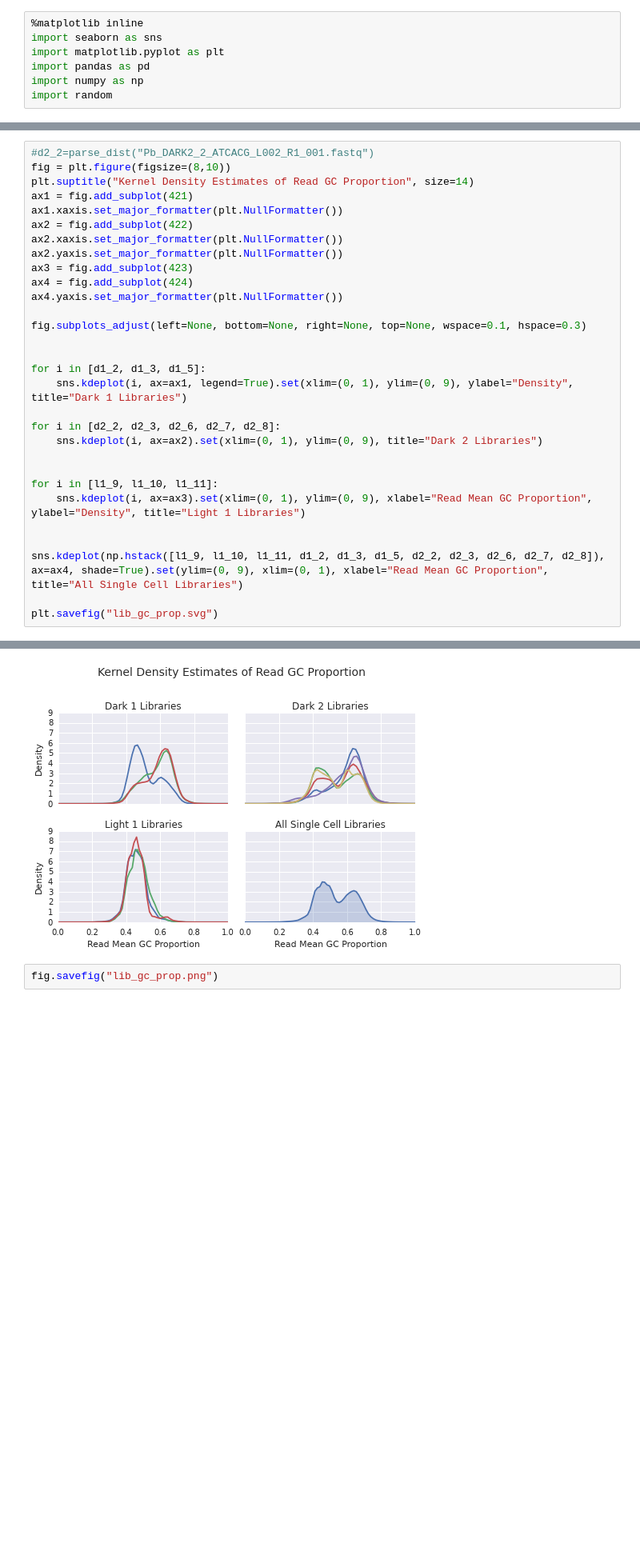
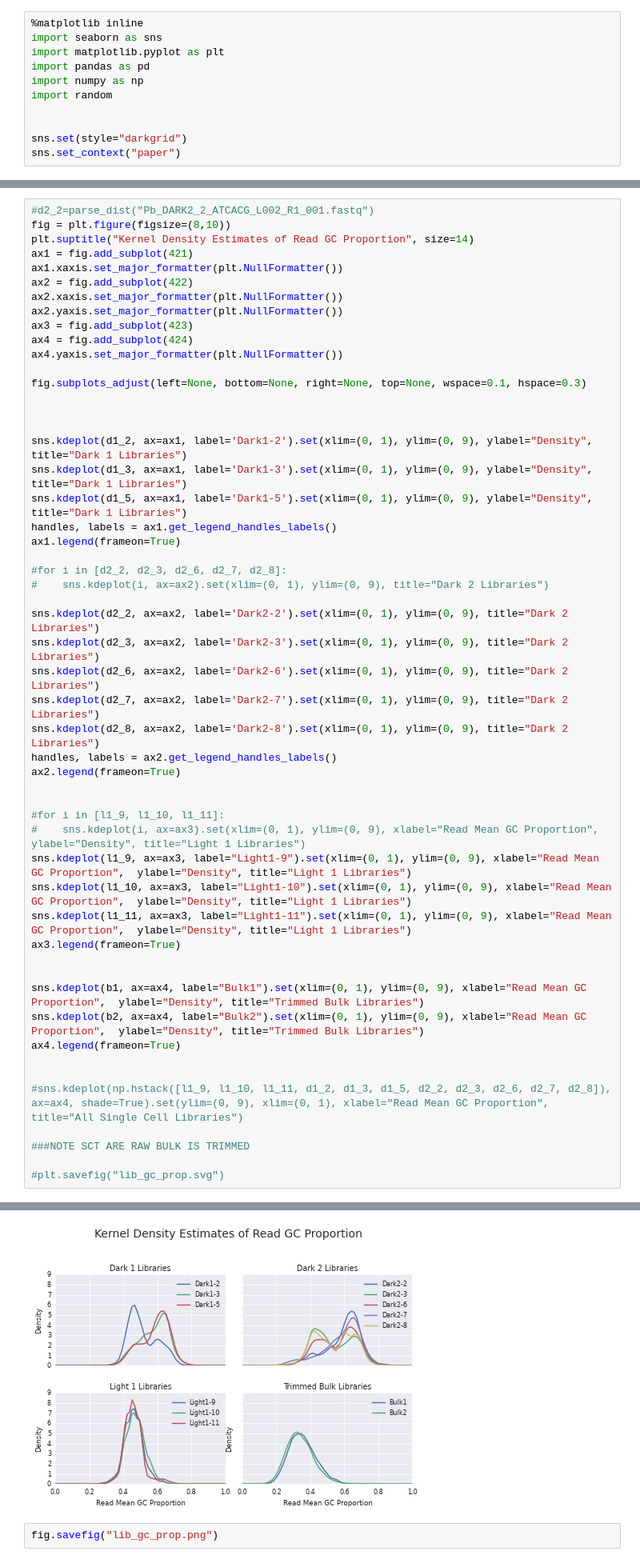
Before and after one commit to fmaguire/PhD_thesis, a Jupyter notebook: chapters/4.Chapter2/figures/plot_notebooks/GC library plot.ipynb, the cells around one changed output, grey strips where cells are left out. Shown: that part at 80% size. Cells and saved outputs as stored; diff of their text form; blank space fills up the shorter version.

```diff
--- a/chapters/4.Chapter2/figures/plot_notebooks/GC library plot.ipynb
+++ b/chapters/4.Chapter2/figures/plot_notebooks/GC library plot.ipynb
@@ -9,6 +11,10 @@ import matplotlib.pyplot as plt
 import pandas as pd
 import numpy as np
 import random
+
+
+sns.set(style="darkgrid")
+sns.set_context("paper")
 # %%
 def reservoir_sample(filename, n=10000):
     sample = []
@@ -76,18 +80,41 @@ ax4.yaxis.set_major_formatter(plt.NullFormatter())
 fig.subplots_adjust(left=None, bottom=None, right=None, top=None, wspace=0.1, hspace=0.3)
 
 
-for i in [d1_2, d1_3, d1_5]:
-    sns.kdeplot(i, ax=ax1, legend=True).set(xlim=(0, 1), ylim=(0, 9), ylabel="Density", title="Dark 1 Libraries")
 
-for i in [d2_2, d2_3, d2_6, d2_7, d2_8]:
-    sns.kdeplot(i, ax=ax2).set(xlim=(0, 1), ylim=(0, 9), title="Dark 2 Libraries")
+sns.kdeplot(d1_2, ax=ax1, label='Dark1-2').set(xlim=(0, 1), ylim=(0, 9), ylabel="Density", title="Dark 1 Libraries")
+sns.kdeplot(d1_3, ax=ax1, label='Dark1-3').set(xlim=(0, 1), ylim=(0, 9), ylabel="Density", title="Dark 1 Libraries")
+sns.kdeplot(d1_5, ax=ax1, label='Dark1-5').set(xlim=(0, 1), ylim=(0, 9), ylabel="Density", title="Dark 1 Libraries")
+handles, labels = ax1.get_legend_handles_labels()
+ax1.legend(frameon=True)
+
+#for i in [d2_2, d2_3, d2_6, d2_7, d2_8]:
+#    sns.kdeplot(i, ax=ax2).set(xlim=(0, 1), ylim=(0, 9), title="Dark 2 Libraries")
+
+sns.kdeplot(d2_2, ax=ax2, label='Dark2-2').set(xlim=(0, 1), ylim=(0, 9), title="Dark 2 Libraries")
+sns.kdeplot(d2_3, ax=ax2, label='Dark2-3').set(xlim=(0, 1), ylim=(0, 9), title="Dark 2 Libraries")
+sns.kdeplot(d2_6, ax=ax2, label='Dark2-6').set(xlim=(0, 1), ylim=(0, 9), title="Dark 2 Libraries")
+sns.kdeplot(d2_7, ax=ax2, label='Dark2-7').set(xlim=(0, 1), ylim=(0, 9), title="Dark 2 Libraries")
+sns.kdeplot(d2_8, ax=ax2, label='Dark2-8').set(xlim=(0, 1), ylim=(0, 9), title="Dark 2 Libraries")
+handles, labels = ax2.get_legend_handles_labels()
+ax2.legend(frameon=True)
 
 
-for i in [l1_9, l1_10, l1_11]:
-    sns.kdeplot(i, ax=ax3).set(xlim=(0, 1), ylim=(0, 9), xlabel="Read Mean GC Proportion",  ylabel="Density", title="Light 1 Libraries")
+#for i in [l1_9, l1_10, l1_11]:
+#    sns.kdeplot(i, ax=ax3).set(xlim=(0, 1), ylim=(0, 9), xlabel="Read Mean GC Proportion",  ylabel="Density", title="Light 1 Libraries")
+sns.kdeplot(l1_9, ax=ax3, label="Light1-9").set(xlim=(0, 1), ylim=(0, 9), xlabel="Read Mean GC Proportion",  ylabel="Density", title="Light 1 Libraries")
+sns.kdeplot(l1_10, ax=ax3, label="Light1-10").set(xlim=(0, 1), ylim=(0, 9), xlabel="Read Mean GC Proportion",  ylabel="Density", title="Light 1 Libraries")
+sns.kdeplot(l1_11, ax=ax3, label="Light1-11").set(xlim=(0, 1), ylim=(0, 9), xlabel="Read Mean GC Proportion",  ylabel="Density", title="Light 1 Libraries")
+ax3.legend(frameon=True)
 
 
-sns.kdeplot(np.hstack([l1_9, l1_10, l1_11, d1_2, d1_3, d1_5, d2_2, d2_3, d2_6, d2_7, d2_8]), ax=ax4, shade=True).set(ylim=(0, 9), xlim=(0, 1), xlabel="Read Mean GC Proportion", title="All Single Cell Libraries")
+sns.kdeplot(b1, ax=ax4, label="Bulk1").set(xlim=(0, 1), ylim=(0, 9), xlabel="Read Mean GC Proportion",  ylabel="Density", title="Trimmed Bulk Libraries")
+sns.kdeplot(b2, ax=ax4, label="Bulk2").set(xlim=(0, 1), ylim=(0, 9), xlabel="Read Mean GC Proportion",  ylabel="Density", title="Trimmed Bulk Libraries")
+ax4.legend(frameon=True)
 
-plt.savefig("lib_gc_prop.svg")
+
+#sns.kdeplot(np.hstack([l1_9, l1_10, l1_11, d1_2, d1_3, d1_5, d2_2, d2_3, d2_6, d2_7, d2_8]), ax=ax4, shade=True).set(ylim=(0, 9), xlim=(0, 1), xlabel="Read Mean GC Proportion", title="All Single Cell Libraries")
+
+###NOTE SCT ARE RAW BULK IS TRIMMED
+
+#plt.savefig("lib_gc_prop.svg")
 # %% [output]
@@ -94,3 +122,3 @@ plt.savefig("lib_gc_prop.svg")
-[figure, old version]
+[figure, new version]
 # %%
 fig.savefig("lib_gc_prop.png")
```
Also changed, not shown: parts of 12 cells of this notebook, 7 other files.
